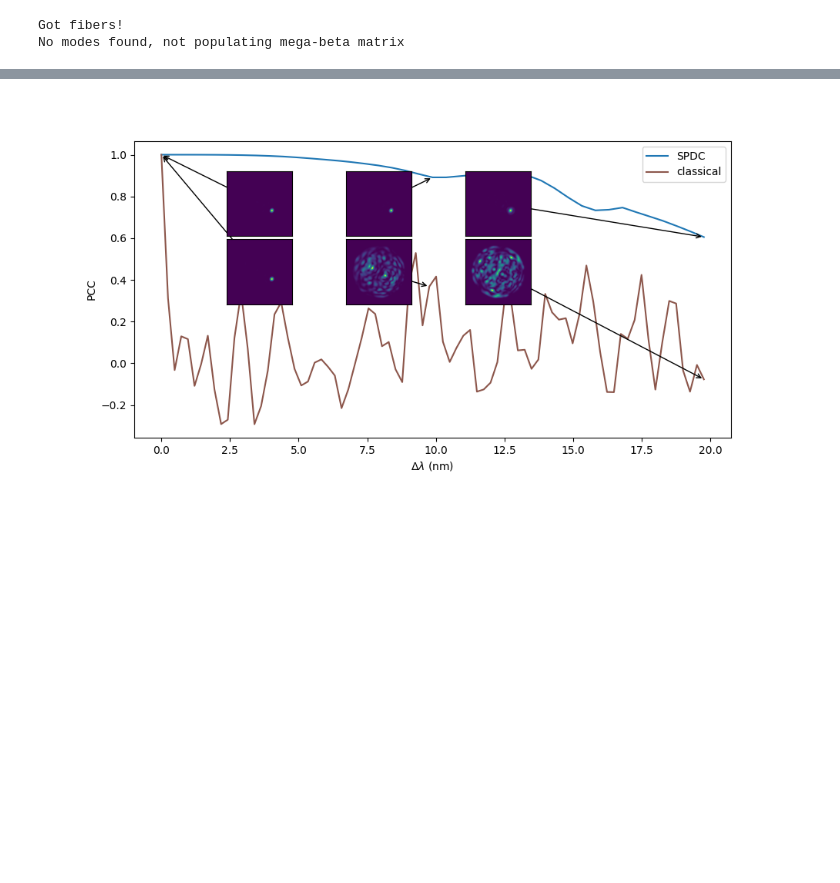
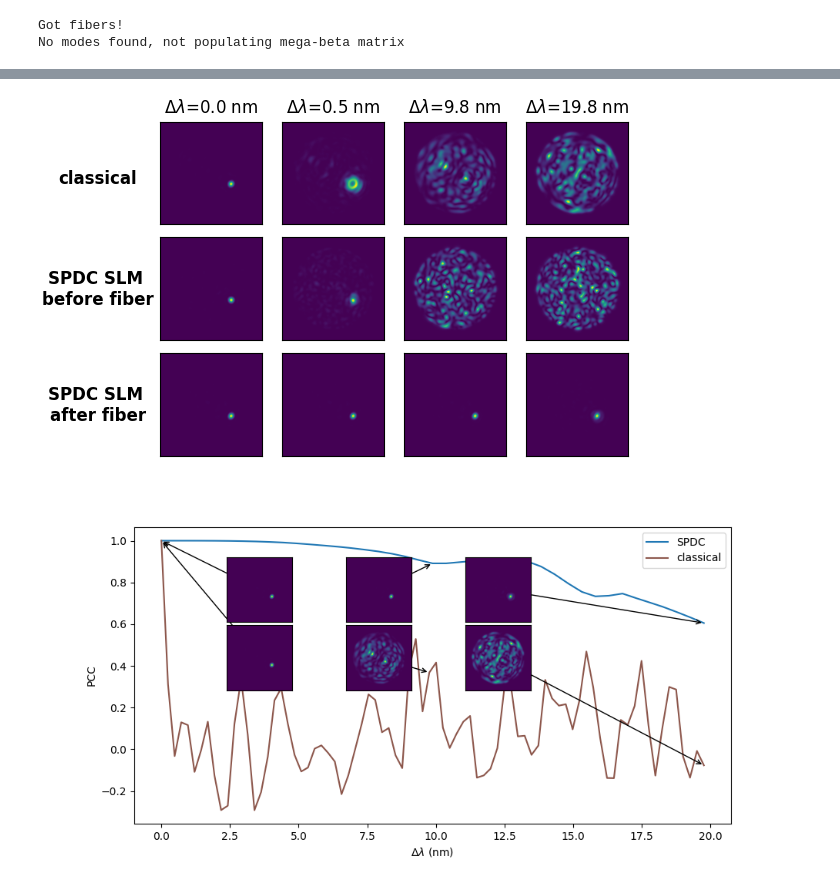
Before and after one commit to rubiaek/qdc2, a Jupyter notebook: qdc/mmf/generate_results.ipynb, the cells around one changed output, grey strips where cells are left out. Cells and saved outputs as stored; diff of their text form; code cells hidden in the pictures; blank space fills up the shorter version.

```diff
--- a/qdc/mmf/generate_results.ipynb
+++ b/qdc/mmf/generate_results.ipynb
@@ -436 +427,36 @@ classical_dl, classical_pccs, classical_incoherent_sum, classical_output_fields
+# %%
+from qdc.misc import colorize
+colorize = lambda x: np.abs(x)**2
+
+
+is_classical = [0, 2, 40, 80]
+is_spdc = [0, 1, 20, 40]
+is_SLM2 = [0, 1, 20, 40]
+fig, ax = plt.subplots(3, 4, figsize=(6,3.7), constrained_layout=True)
+ax[0, 0].set_ylabel('classical', rotation=0, ha='center', fontweight='bold', fontsize=12)
+ax[0, 0].yaxis.set_label_coords(-0.6, 0.35, transform=ax[0, 0].transAxes)
+ax[1, 0].set_ylabel('SPDC SLM \nbefore fiber', rotation=0, ha='center', fontweight='bold', fontsize=12)
+ax[1, 0].yaxis.set_label_coords(-0.6, 0.3, transform=ax[1, 0].transAxes)
+ax[2, 0].set_ylabel('SPDC SLM \nafter fiber', rotation=0, ha='center', fontweight='bold', fontsize=12)
+ax[2, 0].yaxis.set_label_coords(-0.6, 0.3, transform=ax[2, 0].transAxes)
+for ax_no, i in enumerate(is_classical):
+    ax[0, ax_no].imshow(colorize(classical_output_fields[i].reshape(npoints, npoints)))
+    ax[0, ax_no].set_title(f'$\Delta\lambda$={classical_dl[i]*1e3:.1f} nm')
+    ax[0, ax_no].set_xticks([]); ax[0, ax_no].set_yticks([])
+for ax_no, i in enumerate(is_SLM2):
+    ax[1, ax_no].imshow(colorize(spdc_output_fields2[i].reshape(npoints, npoints)))
+    # ax[1, ax_no].set_title(f'dl={spdc_dl2[i]*1e3:.1f} nm')
+    ax[1, ax_no].set_xticks([]); ax[2, ax_no].set_yticks([])
+for ax_no, i in enumerate(is_spdc):
+    ax[2, ax_no].imshow(colorize(output_fields[i].reshape(npoints, npoints)))
+    # ax[2, ax_no].set_title(f'dl={dl[i]*1e3:.1f} nm')
+    ax[2, ax_no].set_xticks([]); ax[1, ax_no].set_yticks([])
+
+fig.savefig(r'G:\My Drive\Projects\Dispersion Cancelation\Paper\Final Figures\WFS.png')
+# ax.imshow(colorize(output_fields[i].reshape(npoints, npoints)))
+# ax.imshow(colorize(spdc_output_fields2[i].reshape(npoints, npoints)))
+# ax.imshow(colorize(classical_output_fields[i].reshape(npoints, npoints)))
+plt.show()
+# %% [output]
+[figure, added]
 # %%
```
Also changed, not shown: parts of 6 cells of this notebook, 2 other files.
